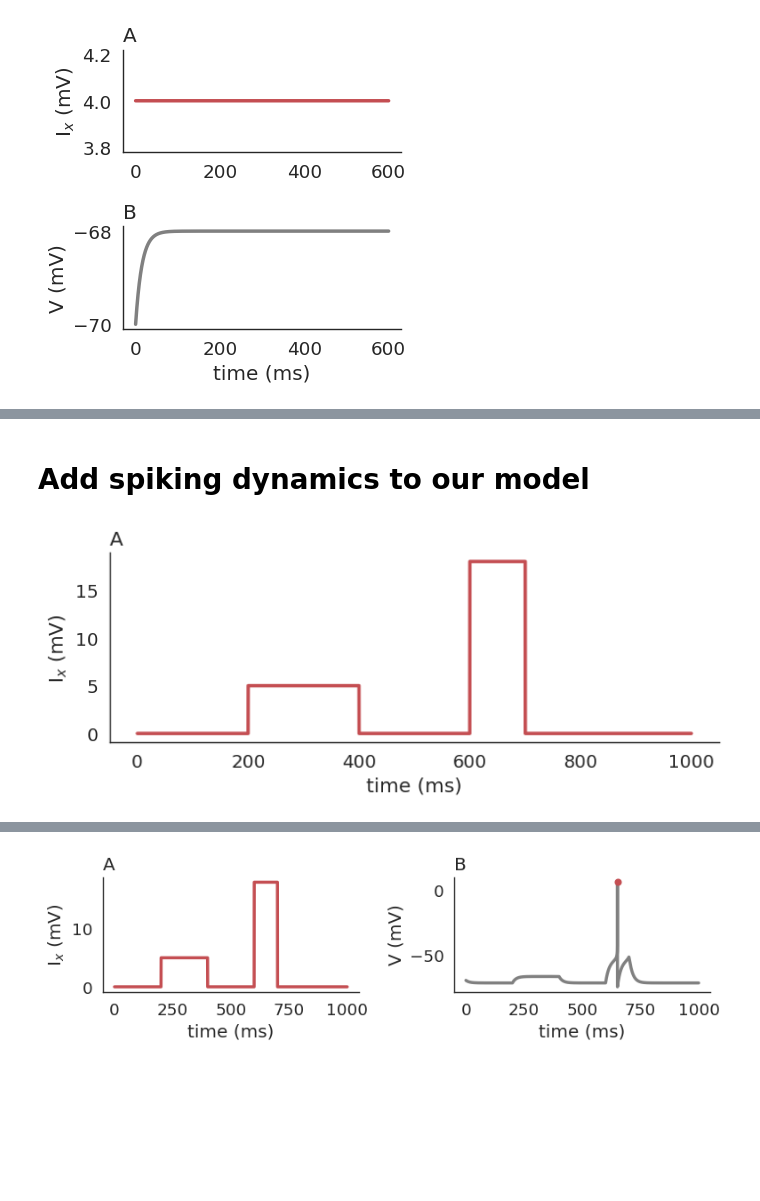
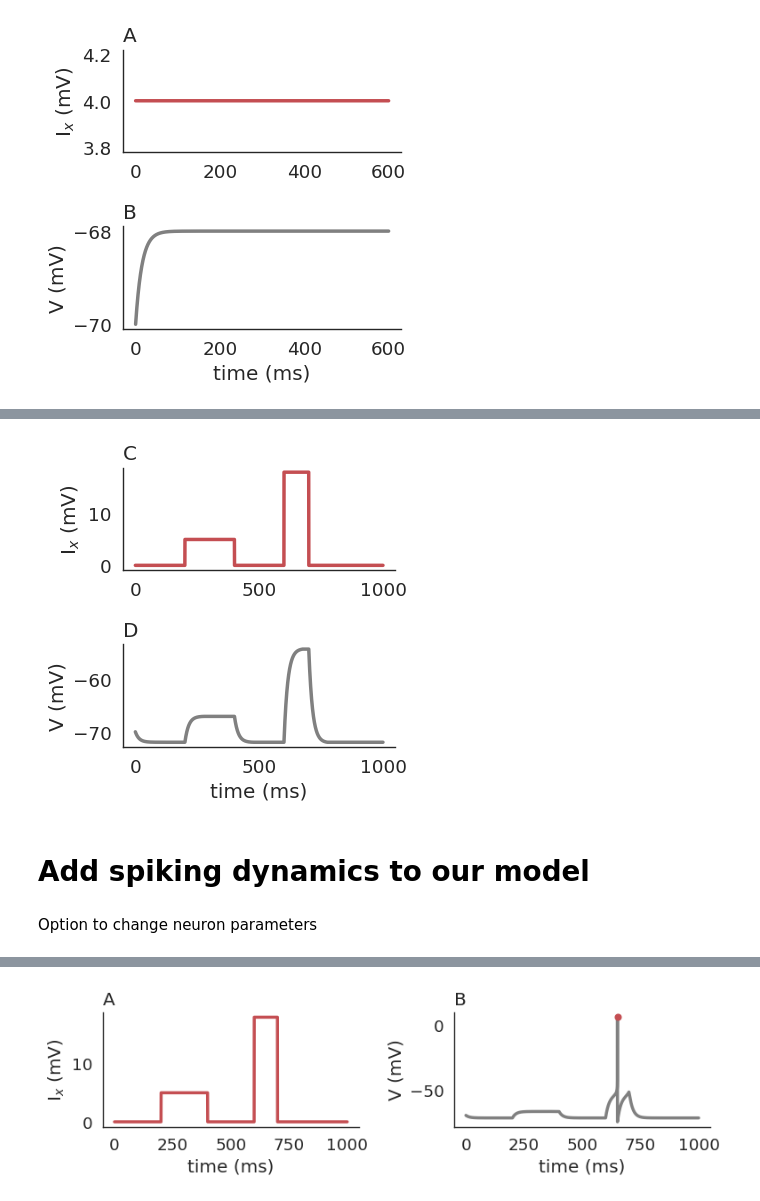
Before and after one commit to mattsmiths/biol470, a Jupyter notebook: week2/BIOL470_modeled_neurons.ipynb, the cells around one changed output, grey strips where cells are left out. Drawn from its saved outputs; the diff is of its cells as text; code cells hidden in the pictures; blank space fills up the shorter version.

```diff
--- a/week2/BIOL470_modeled_neurons.ipynb
+++ b/week2/BIOL470_modeled_neurons.ipynb
@@ -183,2 +238,43 @@ plt.savefig('fig2b.pdf')
+# %%
+#@title Calculate Neuron Activity
+
+# Define a convolution kernel over a shorter time duration
+kernel_start = -5*membrane_time_constant
+kernel_end = 5*membrane_time_constant
+dt = 0.1
+
+s=np.arange(kernel_start,kernel_end,dt)
+
+k=(1/membrane_time_constant)*np.exp(-s/membrane_time_constant)*(s>=0)
+
+# Define V by convolution
+#V=(initial_potential-equilibrium_potential)
+#*np.exp(-time/membrane_time_constant)+equilibrium_potential+
+#np.convolve(Ix,k,mode='same')*dt
+
+V=(initial_potential-equilibrium_potential)*np.exp(-time/membrane_time_constant)+equilibrium_potential+np.convolve(Ix,k,mode='same')*dt
+# %%
+#@title Make for plot membrane potential
+plt.subplots(2,1,figsize=(4, 4))
+
+plt.subplot(2,1,1)
+plt.plot(time,Ix,color='r')
+#plt.xlabel('time (ms)')
+plt.ylabel('I$_x$ (mV)')
+plt.title('C',loc='left')
+sns.despine()
+
+
+plt.subplot(2,1,2)
+plt.plot(time,V,color='gray')
+plt.xlabel('time (ms)')
+plt.ylabel('V (mV)')
+sns.despine()
+plt.title('D',loc='left')
+
+plt.tight_layout()
+plt.savefig('fig2b.pdf')
+# %% [output]
+[figure, added]
 # %% [markdown]
 # Add spiking dynamics to our model
@@ -204,25 +281,2 @@ spike_end2 = 700 # @param {type:"string"} #VO
-# %%
-voltage_spike_max=5 # @param {type:"string"}
-voltage_reset=-75 # @param {type:"string"}
-voltage_threshold=-55 # @param {type:"string"}
-exp_coEfficient=2 # @param {type:"string"}
-
-
-# Discretized time
-T=1000
-dt=.1
-time=np.arange(0,T,dt)
-
-# Applied current
-Ix=np.zeros_like(time)
-Ix[(time>=spike_start) & (time<=spike_end)]=5
-Ix[(time>=spike_start2) & (time<=spike_end2)]=18
-plt.subplots(1,1,figsize=(8, 2.5))
-plt.subplot(1,1,1)
-plt.plot(time,Ix,color='r')
-plt.xlabel('time (ms)')
-plt.ylabel('I$_x$ (mV)')
-plt.title('A',loc='left')
-sns.despine()
-# %% [output]
-[figure, removed]
+# %% [markdown]
+Option to change neuron parameters
```
Also changed, not shown: parts of 15 cells of this notebook.
